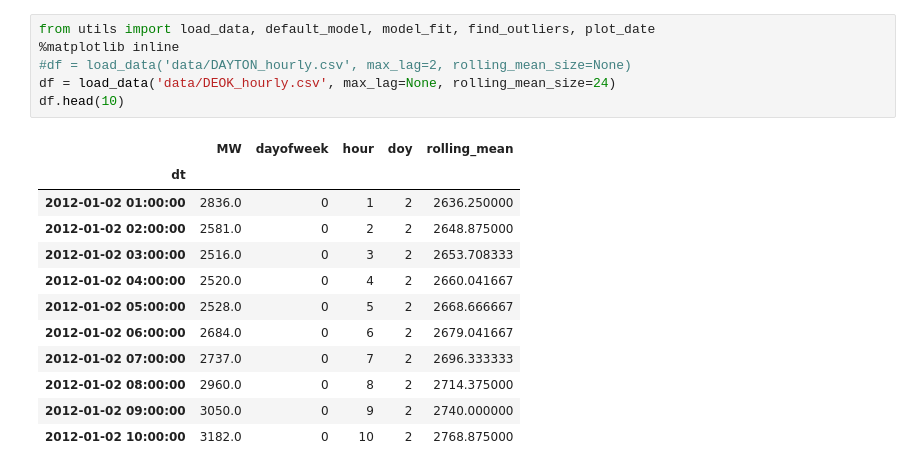
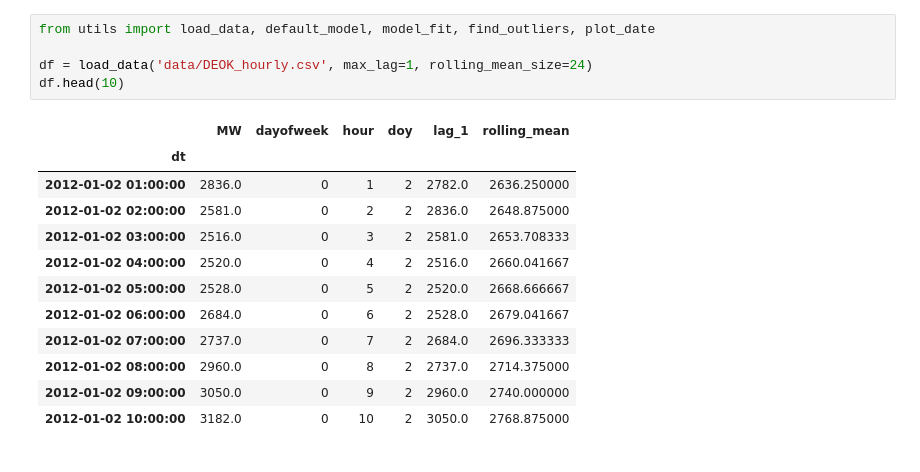
Before and after one commit to a-nabizadeh/siemens_swarm, a Jupyter notebook: 2-outliers-demo.ipynb, the cells around one changed output. Drawn from its saved outputs; the diff is of its cells as text.

```diff
--- a/2-outliers-demo.ipynb
+++ b/2-outliers-demo.ipynb
@@ -1,20 +1,19 @@
 # %%
 from utils import load_data, default_model, model_fit, find_outliers, plot_date
-%matplotlib inline
-#df = load_data('data/DAYTON_hourly.csv', max_lag=2, rolling_mean_size=None)
-df = load_data('data/DEOK_hourly.csv', max_lag=None, rolling_mean_size=24)
+
+df = load_data('data/DEOK_hourly.csv', max_lag=1, rolling_mean_size=24)
 df.head(10)
 # %% [output]
-|  | MW | dayofweek | hour | doy | rolling_mean |
-| dt |  |  |  |  |  |
-| 2012-01-02 01:00:00 | 2836.0 | 0 | 1 | 2 | 2636.250000 |
-| 2012-01-02 02:00:00 | 2581.0 | 0 | 2 | 2 | 2648.875000 |
-| 2012-01-02 03:00:00 | 2516.0 | 0 | 3 | 2 | 2653.708333 |
-| 2012-01-02 04:00:00 | 2520.0 | 0 | 4 | 2 | 2660.041667 |
-| 2012-01-02 05:00:00 | 2528.0 | 0 | 5 | 2 | 2668.666667 |
-| 2012-01-02 06:00:00 | 2684.0 | 0 | 6 | 2 | 2679.041667 |
-| 2012-01-02 07:00:00 | 2737.0 | 0 | 7 | 2 | 2696.333333 |
-| 2012-01-02 08:00:00 | 2960.0 | 0 | 8 | 2 | 2714.375000 |
-| 2012-01-02 09:00:00 | 3050.0 | 0 | 9 | 2 | 2740.000000 |
-| 2012-01-02 10:00:00 | 3182.0 | 0 | 10 | 2 | 2768.875000 |
+|  | MW | dayofweek | hour | doy | lag_1 | rolling_mean |
+| dt |  |  |  |  |  |  |
+| 2012-01-02 01:00:00 | 2836.0 | 0 | 1 | 2 | 2782.0 | 2636.250000 |
+| 2012-01-02 02:00:00 | 2581.0 | 0 | 2 | 2 | 2836.0 | 2648.875000 |
+| 2012-01-02 03:00:00 | 2516.0 | 0 | 3 | 2 | 2581.0 | 2653.708333 |
+| 2012-01-02 04:00:00 | 2520.0 | 0 | 4 | 2 | 2516.0 | 2660.041667 |
+| 2012-01-02 05:00:00 | 2528.0 | 0 | 5 | 2 | 2520.0 | 2668.666667 |
+| 2012-01-02 06:00:00 | 2684.0 | 0 | 6 | 2 | 2528.0 | 2679.041667 |
+| 2012-01-02 07:00:00 | 2737.0 | 0 | 7 | 2 | 2684.0 | 2696.333333 |
+| 2012-01-02 08:00:00 | 2960.0 | 0 | 8 | 2 | 2737.0 | 2714.375000 |
+| 2012-01-02 09:00:00 | 3050.0 | 0 | 9 | 2 | 2960.0 | 2740.000000 |
+| 2012-01-02 10:00:00 | 3182.0 | 0 | 10 | 2 | 3050.0 | 2768.875000 |
 # %%
```
Also changed, not shown: parts of 5 cells of this notebook, 13 other files.
